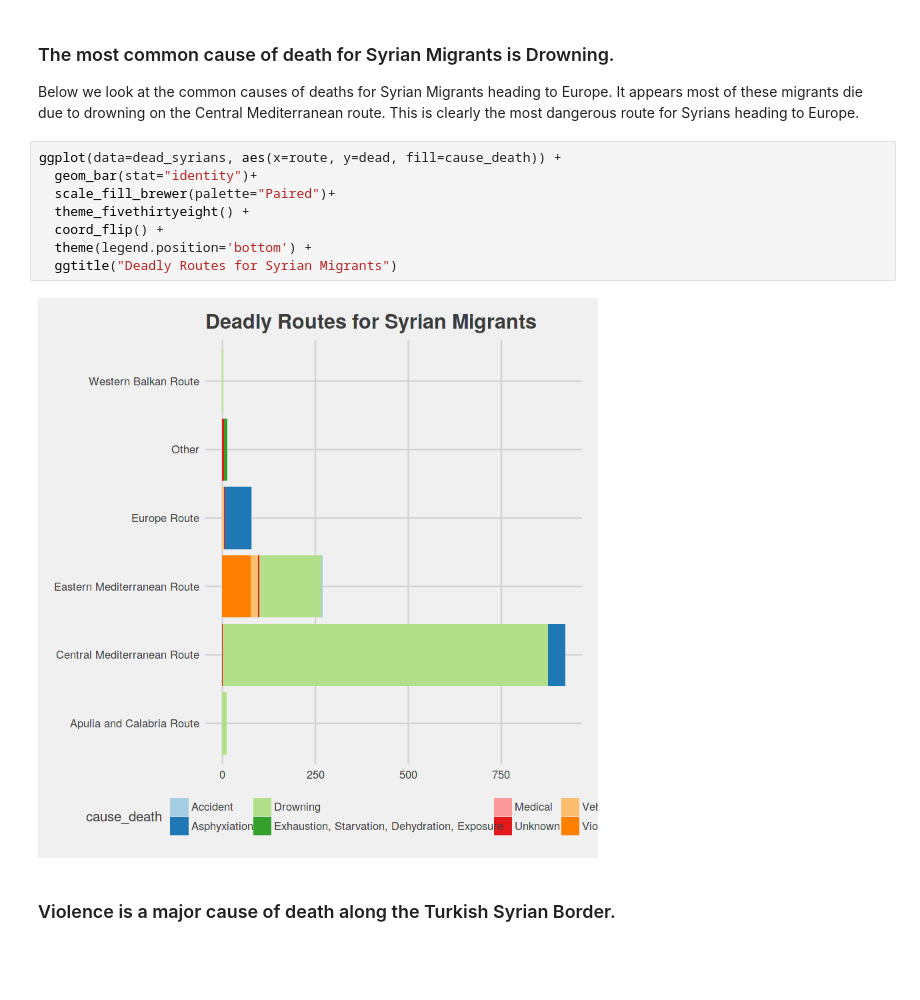
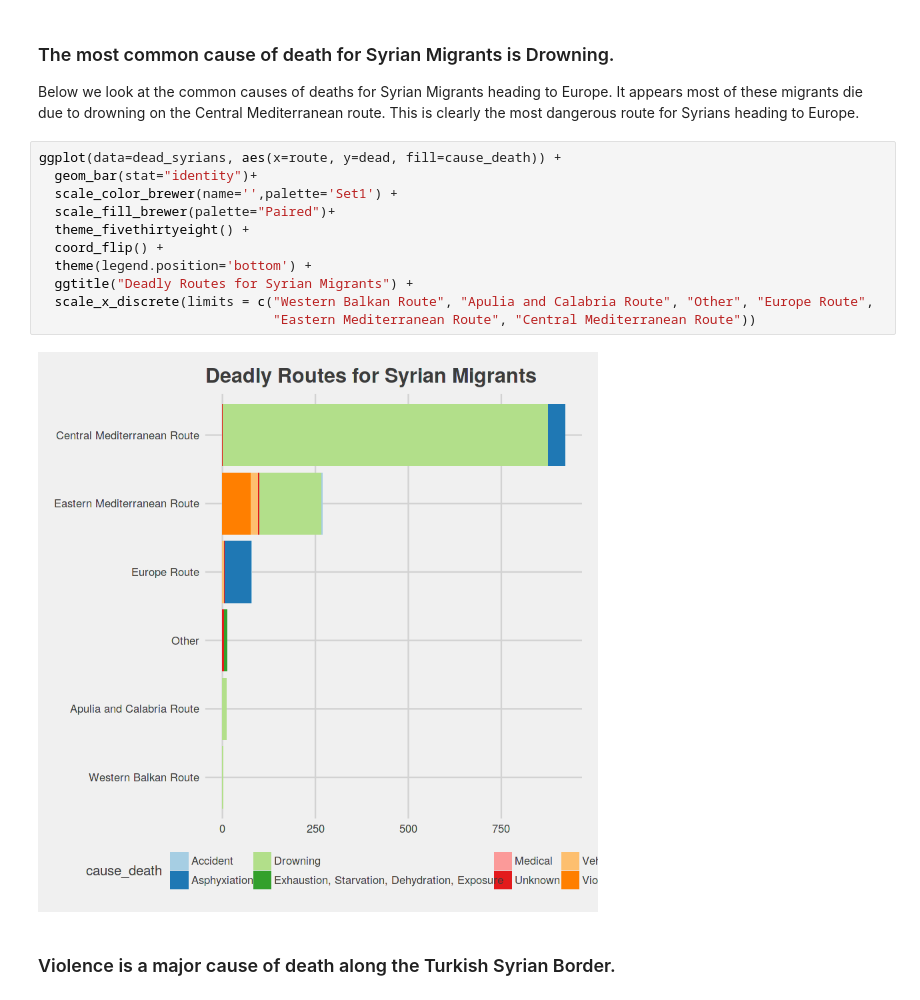
Before and after one commit to jam1245/Missing-Migrant-Analysis-, a Jupyter notebook: deadly_syrian_migrant_routes.ipynb, the cells around one changed output. Cells and saved outputs as stored; diff of their text form; blank space fills up the shorter version.

Commit message:
analysis of Syrian migrant deaths/missing persons to Europe

```diff
--- a/deadly_syrian_migrant_routes.ipynb
+++ b/deadly_syrian_migrant_routes.ipynb
@@ -905,13 +927,16 @@ Below we look at the common causes of deaths for Syrian Migrants heading to Euro
 # %%
 ggplot(data=dead_syrians, aes(x=route, y=dead, fill=cause_death)) +
   geom_bar(stat="identity")+
+  scale_color_brewer(name='',palette='Set1') +
   scale_fill_brewer(palette="Paired")+
   theme_fivethirtyeight() +
   coord_flip() +
   theme(legend.position='bottom') +
-  ggtitle("Deadly Routes for Syrian Migrants")
+  ggtitle("Deadly Routes for Syrian Migrants") +
+  scale_x_discrete(limits = c("Western Balkan Route", "Apulia and Calabria Route", "Other", "Europe Route",
+                              "Eastern Mediterranean Route", "Central Mediterranean Route"))
 # %% [output]
-[figure, old version]
+[figure, new version]
 # %% [markdown]
 ### Violence is a major cause of death along the Turkish Syrian Border.
 # %%
```
Also changed, not shown: parts of 18 cells of this notebook.
